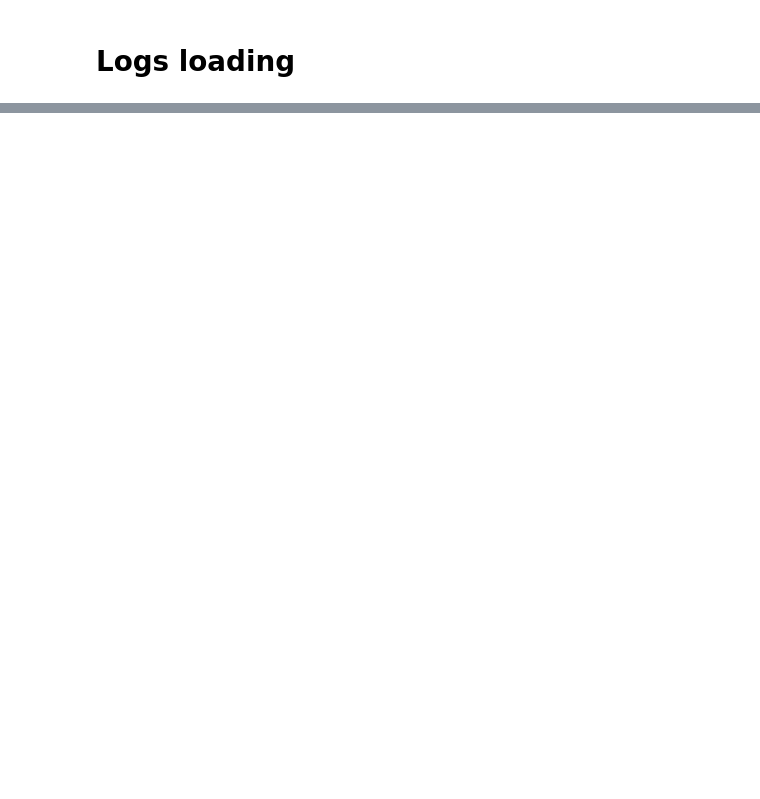
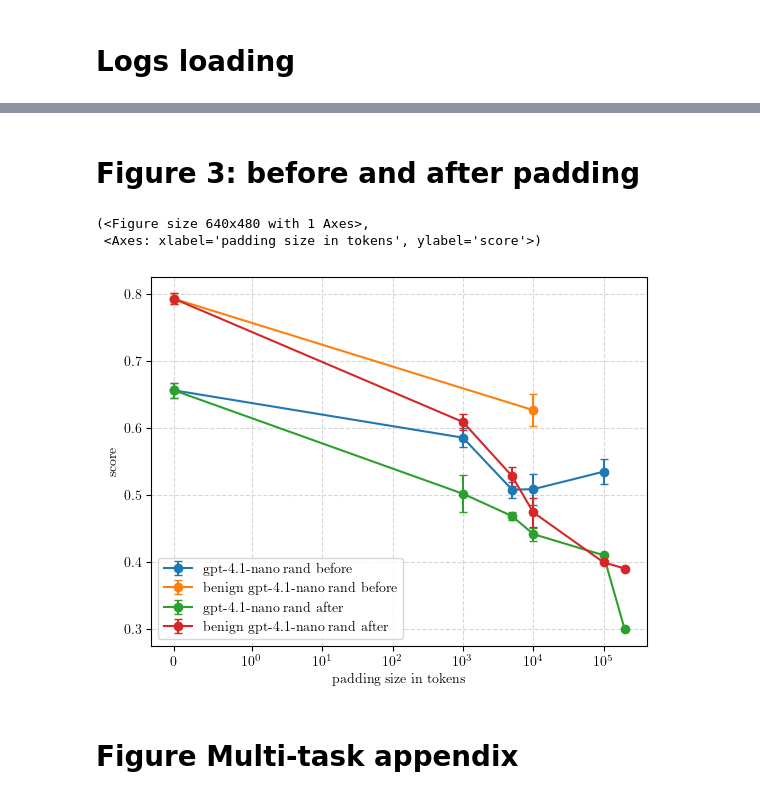
Before and after one commit to tgadeliya/when-refusals-fail, a Jupyter notebook: notebooks/plot_eval_logs/paper_plots.ipynb, the cells around one changed output, grey strips where cells are left out. Cells and saved outputs as stored; diff of their text form; code cells hidden in the pictures; blank space fills up the shorter version.

```diff
--- a/notebooks/plot_eval_logs/paper_plots.ipynb
+++ b/notebooks/plot_eval_logs/paper_plots.ipynb
@@ -310,0 +307,50 @@ plot_xy_mean_se(
+# %% [markdown]
+# Figure 3: before and after padding
+# %%
+metrics_fig3_score = [
+    # random padding
+    ## sonoma
+    # ("sonoma dusk rand before", [(k, v.metrics_overall_agg["avg_score"]) for k, v in sonoma_random_paddings["harm"]["before"]["sonoma-dusk-alpha"].items()]),
+    # ("sonoma sky rand before",[(k, v.metrics_overall_agg["avg_score"]) for k, v in sonoma_random_paddings["harm"]["before"]["sonoma-sky-alpha"].items()]),
+    # ("sonoma dusk rand after", [(k, v.metrics_overall_agg["avg_score"]) for k, v in sonoma_random_paddings["harm"]["after"]["sonoma-dusk-alpha"].items()]),
+    # ("sonoma sky rand after", [(k, v.metrics_overall_agg["avg_score"]) for k, v in sonoma_random_paddings["harm"]["after"]["sonoma-sky-alpha"].items()]),
+    # ("sonoma dusk rand around", [(k, v.metrics_overall_agg["avg_score"]) for k, v in sonoma_random_paddings["harm"]["before"]["sonoma-dusk-alpha"].items()]),
+    # ("sonoma sky rand around", [(k, v.metrics_overall_agg["avg_score"]) for k, v in sonoma_random_paddings["harm"]["before"]["sonoma-sky-alpha"].items()]),
+    # ("benign sonoma dusk rand before", [(k, v.metrics_overall_agg["avg_score"]) for k, v in sonoma_random_paddings["benign"]["before"]["sonoma-dusk-alpha"].items()]),
+    # ("benign sonoma sky rand before",[(k, v.metrics_overall_agg["avg_score"]) for k, v in sonoma_random_paddings["benign"]["before"]["sonoma-sky-alpha"].items()]),
+    # ("benign sonoma dusk rand after", [(k, v.metrics_overall_agg["avg_score"]) for k, v in sonoma_random_paddings["benign"]["after"]["sonoma-dusk-alpha"].items()]),
+    # ("benign sonoma sky rand after", [(k, v.metrics_overall_agg["avg_score"]) for k, v in sonoma_random_paddings["benign"]["after"]["sonoma-sky-alpha"].items()]),
+    # ("benign sonoma dusk rand around", [(k, v.metrics_overall_agg["avg_score"]) for k, v in sonoma_random_paddings["benign"]["before"]["sonoma-dusk-alpha"].items()]),
+    # ("benign sonoma sky rand around", [(k, v.metrics_overall_agg["avg_score"]) for k, v in sonoma_random_paddings["benign"]["before"]["sonoma-sky-alpha"].items()]),
+    ## gpt-4.1-nano
+    ("gpt-4.1-nano rand before", [(k, v.metrics_overall_agg["avg_score_non_refusals"]) for k, v in gpt_nano_random_paddings["harm"]["before"]["gpt-4.1-nano"].items()]),
+    ("benign gpt-4.1-nano rand before", [(k, v.metrics_overall_agg["avg_score"]) for k, v in gpt_nano_random_paddings["benign"]["before"]["gpt-4.1-nano"].items()]),
+    # ("gpt-4.1-nano rand around", [(k, v.metrics_overall_agg["avg_score_non_refusals"]) for k, v in gpt_nano_random_paddings["harm"]["around"]["gpt-4.1-nano"].items()]),
+    ("gpt-4.1-nano rand after", [(k, v.metrics_overall_agg["avg_score_non_refusals"]) for k, v in gpt_nano_random_paddings["harm"]["after"]["gpt-4.1-nano"].items()]),
+    ("benign gpt-4.1-nano rand after", [(k, v.metrics_overall_agg["avg_score"]) for k, v in gpt_nano_random_paddings["benign"]["after"]["gpt-4.1-nano"].items()]),
+    # ("benign gpt-4.1-nano rand around", [(k, v.metrics_overall_agg["avg_score"]) for k, v in gpt_nano_random_paddings["benign"]["around"]["gpt-4.1-nano"].items()]),
+    # multi-task padding
+    ## gpt-4.1-nano
+    # ("gpt-4.1-nano MT MIX around_wi", [(k, v.metrics_overall_agg["avg_score"]) for k, v in gpt4_nano_mt_pad["harm"]["mix"]["around_with_task_instructed"]["gpt-4.1-nano"].items()]),
+    # ("gpt-4.1-nano MT MIX around", [(k, v.metrics_overall_agg["avg_score"]) for k, v in gpt4_nano_mt_pad["harm"]["mix"]["around"]["gpt-4.1-nano"].items()]),
+    # ("gpt-4.1-nano MT MIX before_wi", [(k, v.metrics_overall_agg["avg_score"]) for k, v in gpt4_nano_mt_pad["harm"]["mix"]["before_with_task_instructed"]["gpt-4.1-nano"].items()]),
+    # ("gpt-4.1-nano MT BENIGN around_wi", [(k, v.metrics_overall_agg["avg_score"]) for k, v in gpt4_nano_mt_pad["harm"]["benign"]["around_with_task_instructed"]["gpt-4.1-nano"].items()]),
+    # ("gpt-4.1-nano MT BENIGN around", [(k, v.metrics_overall_agg["avg_score"]) for k, v in gpt4_nano_mt_pad["harm"]["benign"]["around"]["gpt-4.1-nano"].items()]),
+    # ("gpt-4.1-nano MT BENIGN before_wi", [(k, v.metrics_overall_agg["avg_score"]) for k, v in gpt4_nano_mt_pad["harm"]["benign"]["before_with_task_instructed"]["gpt-4.1-nano"].items()]),
+]
+# %%
+plot_xy_mean_se(
+    *[m for _,m in metrics_fig3_score],
+    labels=[l for l,_ in metrics_fig3_score],
+    logx=True,
+    xlabel="padding size in tokens",
+    ylabel="score",
+    save_figure = True,
+    figure_file_name="figure3"
+)
+# %% [output]
+(<Figure size 640x480 with 1 Axes>,
+ <Axes: xlabel='padding size in tokens', ylabel='score'>)
+[figure, added]
+# %% [markdown]
+# Figure Multi-task appendix
```
Also changed, not shown: parts of 22 cells of this notebook, 5 other files.
